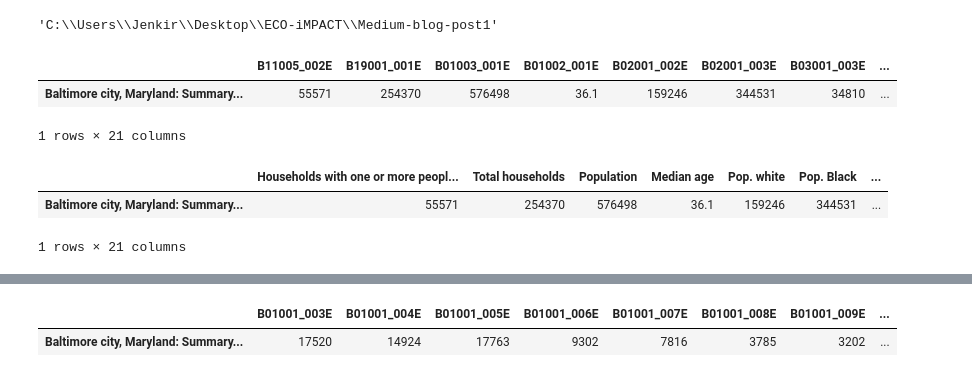
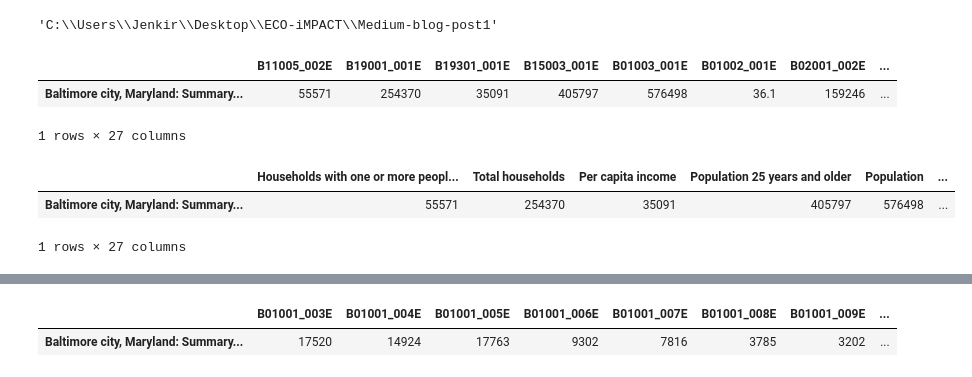
Before and after one commit to Jenkir/census-demographics-city-level, a Jupyter notebook: ACS-Census-Data-by-City.ipynb, the cells around one changed output, grey strips where cells are left out. Cells and saved outputs as stored; diff of their text form; code cells hidden in the pictures.

Commit message:
Added more demographic tables from ACS such as computer and car ownership

```diff
--- a/ACS-Census-Data-by-City.ipynb
+++ b/ACS-Census-Data-by-City.ipynb
@@ -30,58 +30,68 @@ os.getcwd()
 # %%
 pd.set_option('display.max_rows', 200)
 # %%
-pd.set_option('max_colwidth', 100)
+pd.set_option('max_colwidth', 200)
 # %%
 # Census American Community Survey 1-Year Data
 
 data = censusdata.download('acs1', 2021,
                           censusdata.censusgeo([('state', '24'),
                                          ('county', '510')]),
-                                        ["B11005_002E","B19001_001E","B01003_001E", "B01002_001E",
-                                         "B02001_002E", "B02001_003E","B03001_003E",'B19013_001E','B17001_002E',
-                                         "B23025_004E","B23025_005E","B15003_017E",
-                                         "B15003_022E","B25003_002E","B02001_005E","B02001_008E","B25003_003E",
-                                         "B19013A_001E","B19013B_001E","B19013D_001E","B19013G_001E","B19013G_001E"
+                                        ["B11005_002E","B19001_001E","B19301_001E","B15003_001E","B01003_001E", "B01002_001E",
+                                         "B02001_002E", "B02001_003E","B03001_003E","B17001_002E","B17001_002E",
+                                         "B19013_001E","B17001_002E","B23025_004E","B23025_005E","B15003_017E","B15003_021E",
+                                         "B15003_022E","B25003_001E","B25003_002E","B02001_005E","B02001_008E","B25003_003E",
+                                         "B19013A_001E","B19013B_001E","B19013D_001E","B19013G_001E","B19013G_001E",
+                                         "B28003_005E", "B28003_006E"
                                         ])
 
 ACS1yr_2021 = pd.DataFrame(data)
 ACS1yr_2021
 # %% [output]
-|  | B11005_002E | B19001_001E | B01003_001E | B01002_001E | B02001_002E | B02001_003E | B03001_003E | ... |
-| Baltimore city, Maryland: Summary... | 55571 | 254370 | 576498 | 36.1 | 159246 | 344531 | 34810 | ... |
+|  | B11005_002E | B19001_001E | B19301_001E | B15003_001E | B01003_001E | B01002_001E | B02001_002E | ... |
+| Baltimore city, Maryland: Summary... | 55571 | 254370 | 35091 | 405797 | 576498 | 36.1 | 159246 | ... |
-1 rows × 21 columns
+1 rows × 27 columns
 # %%
 # Replace the census variable codes (such as "B19013_001E") in the dataframe with the name of the detailed table variables so it's understandable
 # I have the table id numbers listed in order so that it is easy to see what tables I have included at this point - can rearrange the column order later
 ACS1yr_2021 = ACS1yr_2021.rename(columns={"B01003_001E": "Population",
-                                      "B01002_001E": "Median age",
-                                      "B02001_003E": "Pop. Black",
-                                      "B02001_002E": "Pop. white",
-                                      "B02001_005E": "Pop. Asian",
-                                      "B02001_008E": "Pop. 2 or more races",
-                                      "B03001_003E": "Pop. Hispanic origin",
-                                      "B11005_002E": "Households with one or more people under 18 years",
-                                      "B15003_017E": "# persons age 25+ graduated high school",
-                                      "B15003_022E": "# persons age 25+ with Bachelor's degree",
-                                      "B17001_002E": "Poverty count",
+                                      "B15003_001E": "Population 25 years and older",
+                                      "B01002_001E": "Median age", # universe: total population
+                                      "B02001_003E": "Pop. Black", # universe: total population
+                                      "B02001_002E": "Pop. white", # universe: total population
+                                      "B02001_005E": "Pop. Asian",  # universe: total population
+                                      "B02001_008E": "Pop. 2 or more races", # universe: total population
+                                      "B03001_003E": "Pop. Hispanic origin", # universe: total population
+                                      "B11005_002E": "Households with one or more people under 18 years",# universe: total households
+                                      "B19301_001E":  "Per capita income", # universe: total population
+                                      "B15003_017E": "# persons age 25+ graduated high school", # universe: Population 25 years and over
+                                      "B15003_021E": "# persons Associate's degree",   # universe: Population 25 years and over
+                                      "B15003_022E": "# persons age 25+ with Bachelor's degree", # universe: Population 25 years and over
+                                      "B17001_002E": " Persons for whom poverty status determined",
+                                      "B17001_002E": "Individuals- income below poverty level",# universe: persons for whom poverty status is determined
+
                                       "B19001_001E": "Total households",
-                                      "B19013_001E": "Median household income",
-                                      "B19013A_001E": "Median HH income White Alone Householder",
-                                      "B19013B_001E": "Median HH income Black or African American Alone Householder",
-                                      "B19013D_001E":  "Median HH income Asian Alone Householder",
-                                      "B19013G_001E":  "Median HH income two or more races Householder",
-                                      "B19013G_001E":  "Median HH income Hispanic or Latino Householder",
-                                      "B23025_002E": "In labor force",
-                                      "B23025_004E": "# employed, age 16+",
-                                      "B23025_005E": "Unemployment count",
-                                      "B25003_002E": "Total owner-occupied units",
-                                      "B25003_003E": "Total renter-occupied units"
+                                      "B19013_001E": "Median household income", # universe: total households
+                                      "B19013A_001E": "Median HH income White Alone Householder", # universe: total households
+                                      "B19013B_001E": "Median HH income Black or African American Alone Householder", # universe: total households
+                                      "B19013D_001E": "Median HH income Asian Alone Householder", # universe: total households
+                                      "B19013G_001E": "Median HH income two or more races Householder", # universe: total households
+                                      "B19013G_001E": "Median HH income Hispanic or Latino Householder", # universe: total households
+                                      "B19301_001E":  "Per capita income", # universe: total population
+                                      "B23025_002E": "In labor force", # universe: Population 16 years and over
+                                      "B23025_004E": "Employed civilians", # universe: Population 16 years and over
+                                      "B23025_005E": "Unemployedment civilians", # universe: Population 16 years and over
+                                      "B25003_001E": "Total occupied units", # universe: Housing units
+                                      "B25003_002E": "Total owner-occupied units", # universe: Housing units
+                                      "B25003_003E": "Total renter-occupied units", # universe: Housing units
+                                      "B28003_005E": "# households with computer, no internet subscription", # universe: total households
+                                      "B28003_006E": "# households no computer",  # universe: total households
                                       })
 ACS1yr_2021.head()
 # %% [output]
-|  | Households with one or more peopl... | Total households | Population | Median age | Pop. white | Pop. Black | ... |
-| Baltimore city, Maryland: Summary... | 55571 | 254370 | 576498 | 36.1 | 159246 | 344531 | ... |
+|  | Households with one or more peopl... | Total households | Per capita income | Population 25 years and older | Population | ... |
+| Baltimore city, Maryland: Summary... | 55571 | 254370 | 35091 | 405797 | 576498 | ... |
-1 rows × 21 columns
+1 rows × 27 columns
 # %%
 #ACS1yr_2021 = census_2021.copy()
 #ACS1yr_2021
```
Also changed, not shown: parts of 9 cells of this notebook.
